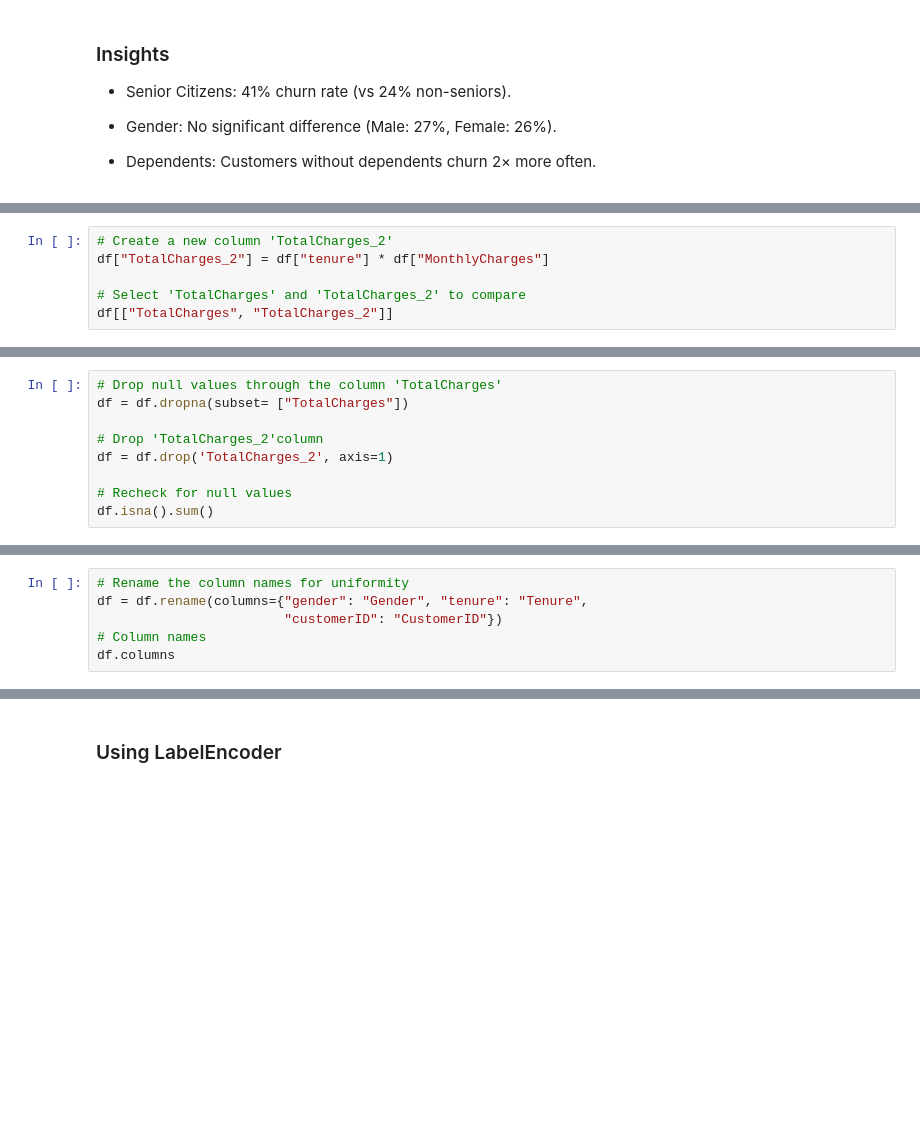
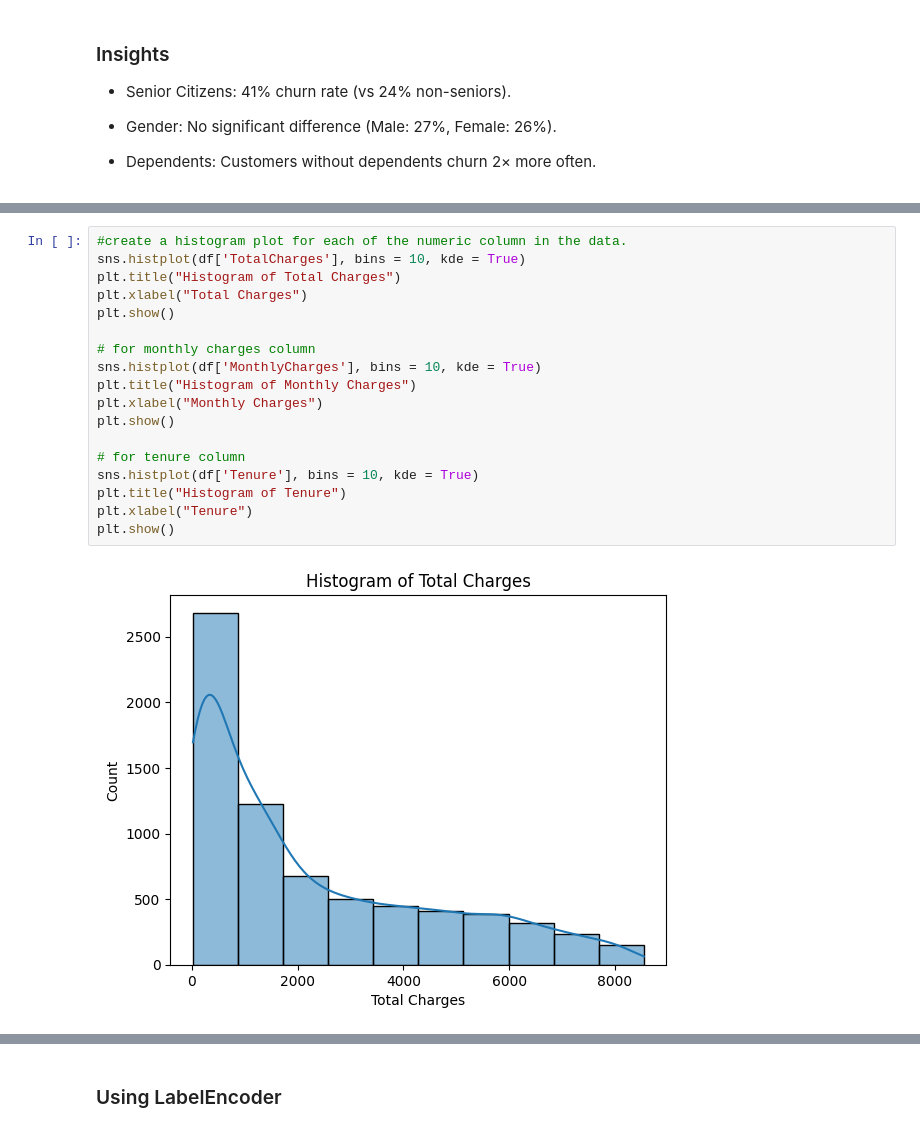
Before and after one commit to myname1sace/LEARN, a Jupyter notebook: Lambda_Churn.ipynb, the cells around one changed output, grey strips where cells are left out. Cells and saved outputs as stored; diff of their text form; blank space fills up the shorter version.

```diff
--- a/Lambda_Churn.ipynb
+++ b/Lambda_Churn.ipynb
@@ -618,6 +620,0 @@ We have 11 null values in column 'TotalCharges'. To get the missing values, ther
-# %%
-# Create a new column 'TotalCharges_2'
-df["TotalCharges_2"] = df["tenure"] * df["MonthlyCharges"]
-
-# Select 'TotalCharges' and 'TotalCharges_2' to compare
-df[["TotalCharges", "TotalCharges_2"]]
@@ -650,9 +620,0 @@ Since the data point with missing values is way less than 5%, we will be droping
-# %%
-# Drop null values through the column 'TotalCharges'
-df = df.dropna(subset= ["TotalCharges"])
-
-# Drop 'TotalCharges_2'column
-df = df.drop('TotalCharges_2', axis=1)
-
-# Recheck for null values
-df.isna().sum()
@@ -680,6 +620,0 @@ dtype: int64
-# %%
-# Rename the column names for uniformity
-df = df.rename(columns={"gender": "Gender", "tenure": "Tenure",
-                        "customerID": "CustomerID"})
-# Column names
-df.columns
@@ -755,0 +687,20 @@ We need to transform the categorical columns to numeric because models does not
+# %%
+#create a histogram plot for each of the numeric column in the data.
+sns.histplot(df['TotalCharges'], bins = 10, kde = True)
+plt.title("Histogram of Total Charges")
+plt.xlabel("Total Charges")
+plt.show()
+
+# for monthly charges column
+sns.histplot(df['MonthlyCharges'], bins = 10, kde = True)
+plt.title("Histogram of Monthly Charges")
+plt.xlabel("Monthly Charges")
+plt.show()
+
+# for tenure column
+sns.histplot(df['Tenure'], bins = 10, kde = True)
+plt.title("Histogram of Tenure")
+plt.xlabel("Tenure")
+plt.show()
+# %% [output]
+[figure, added]
```
Also changed, not shown: parts of 165 cells of this notebook.
